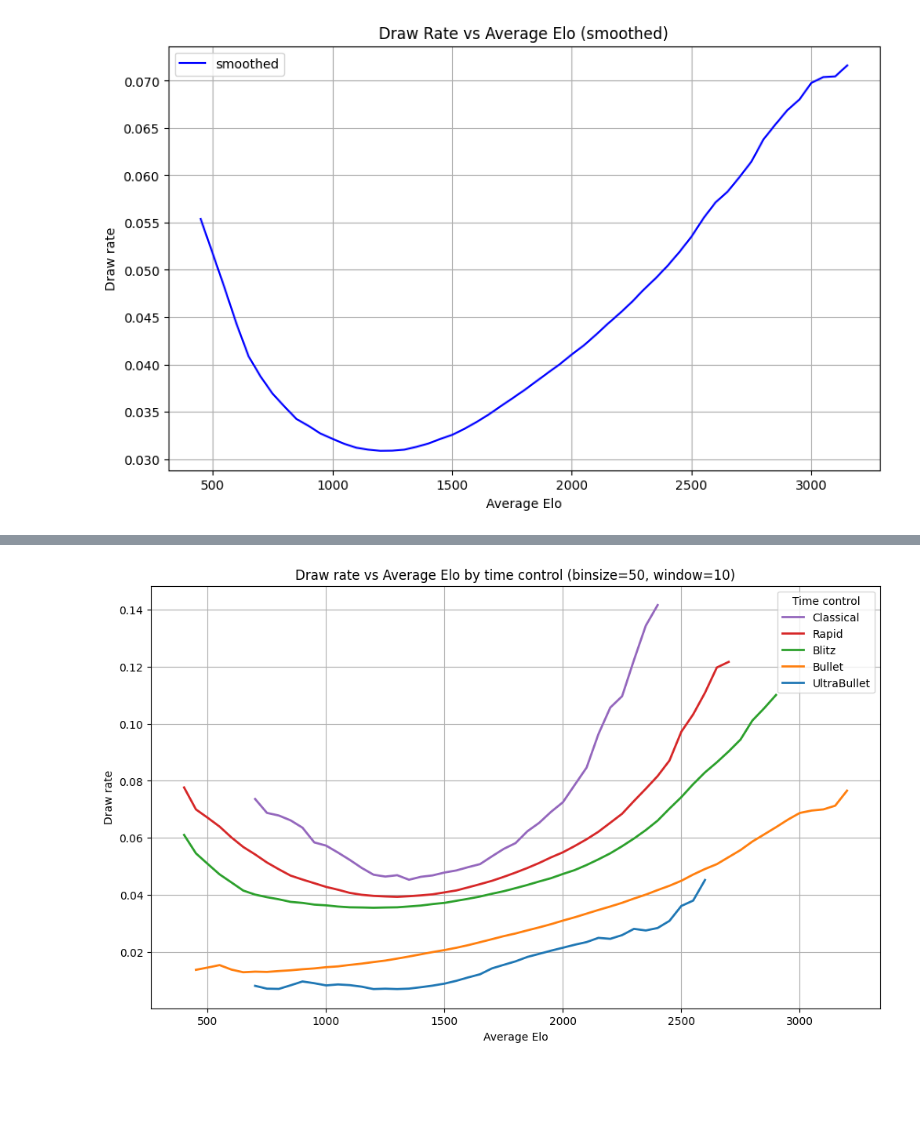
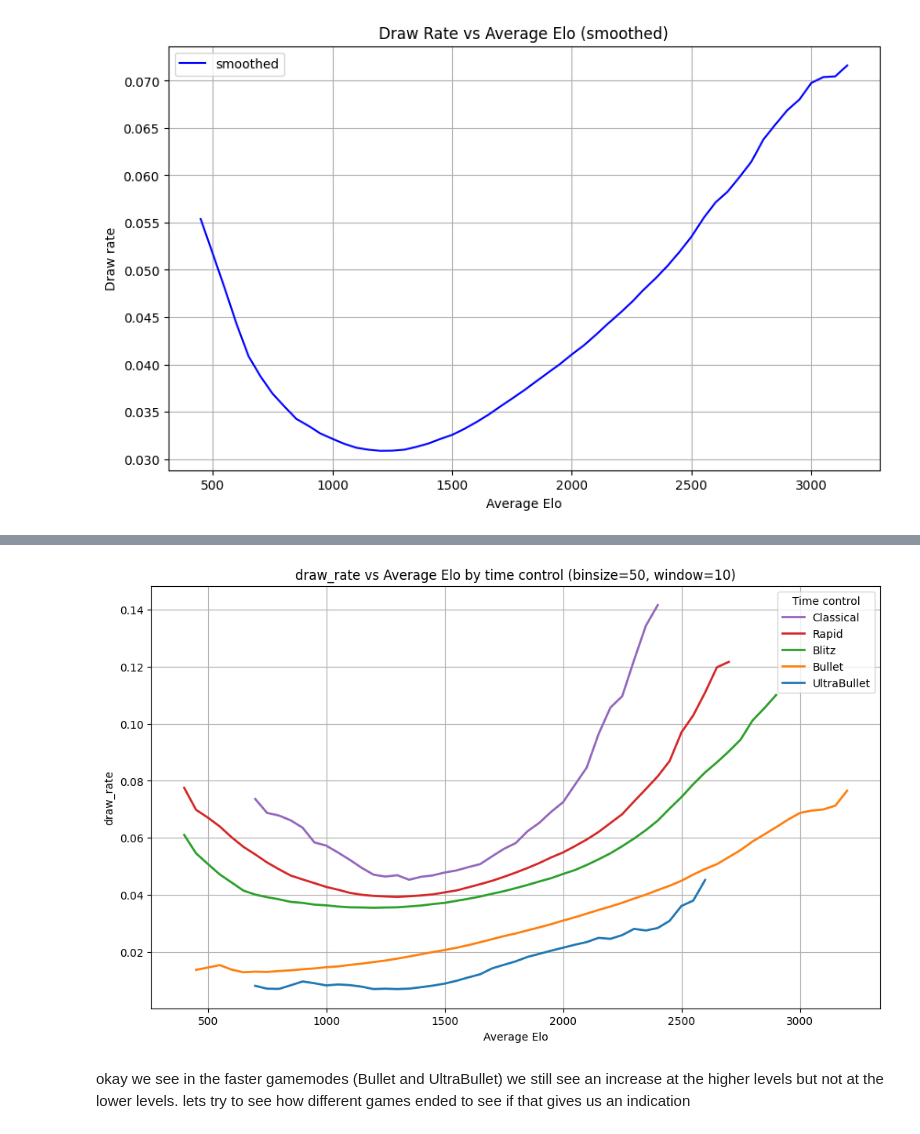
Before and after one commit to sebas-smith/lichess-analysis, a Jupyter notebook: analysis/draws.ipynb, the cells around one changed output, grey strips where cells are left out. Cells and saved outputs as stored; diff of their text form; code cells hidden in the pictures; blank space fills up the shorter version.

```diff
--- a/analysis/draws.ipynb
+++ b/analysis/draws.ipynb
@@ -138,55 +161,0 @@ df_smoothed = df.groupby('time_control', group_keys=False).apply(lambda g: weigh
-# %%
-plt.figure(figsize=(12,7))
-
-min_games_per_bin = 10
-
-colors = {
-    "Classical":"#9467bd",
-    "Rapid":"#d62728",
-    "Blitz":"#2ca02c",
-    "Bullet":"#ff7f0e",
-    "UltraBullet":"#1f77b4",
-}
-
-legend_handles = []
-legend_labels = []
-
-for tc in time_controls:
-    if tc != "Correspondence":
-        g = df_smoothed[df_smoothed['time_control'] == tc].sort_values('elo_bin')
-        if g.empty:
-            continue
-
-        # mask (exclude) bins with too few games
-        g_plot = g[g['total_games'] >= min_games_per_bin]
-
-        if g_plot.empty:
-            # nothing to plot for this TC (all bins too small) -> skip plotting entirely
-            continue
-
-        # plot the (masked) smoothed line
-        h, = plt.plot(
-            g_plot['elo_bin'],
-            g_plot['draw_rate_smooth'],
-            label=tc,
-            linewidth=2,
-            color=colors.get(tc, 'k'),
-            zorder=2
-        )
-
-
-
-        # record handle/label in order so legend respects this order
-        legend_handles.append(h)
-        legend_labels.append(tc)
-
-# now create legend using the collected handles in that order
-plt.legend(legend_handles, legend_labels, title='Time control', loc='best')
-
-plt.xlabel('Average Elo')
-plt.ylabel('Draw rate')
-plt.title(f'Draw rate vs Average Elo by time control (binsize={binsize}, window={rolling_bins})')
-plt.grid(True)
-plt.show()
-# %% [output]
-[figure, removed]
@@ -194,0 +162,6 @@ con.close()
+# %%
+plot_separate_tc('draw_rate')
+# %% [output]
+[figure, added]
+# %% [markdown]
+okay we see in the faster gamemodes (Bullet and UltraBullet) we still see an increase at the higher levels but not at the lower levels. lets try to see how different games ended to see if that gives us an indication
```
Also changed, not shown: parts of 14 cells of this notebook.
